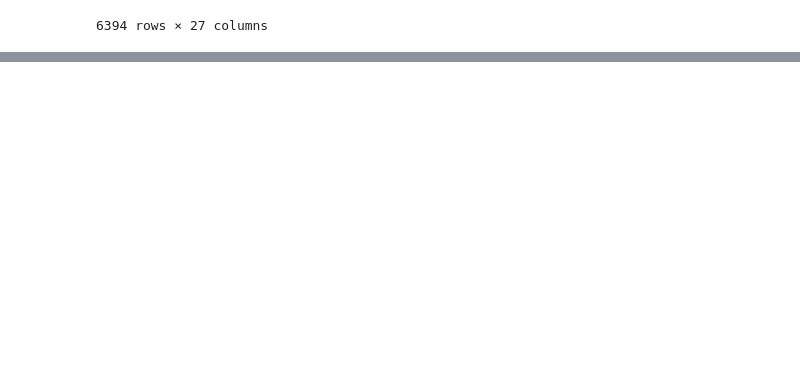
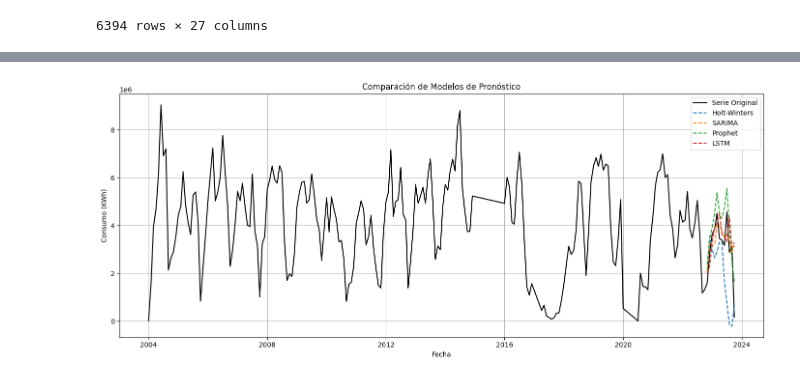
Before and after one commit to JuanDavidPerdomo/epm-rnn101, a Jupyter notebook: time_series.ipynb, the cells around one changed output, grey strips where cells are left out. Cells and saved outputs as stored; diff of their text form; code cells hidden in the pictures; blank space fills up the shorter version.

Commit message:
added HoltWinters SARIMA FBProphet and LSTM models

```diff
--- a/time_series.ipynb
+++ b/time_series.ipynb
@@ -191,6 +151,9 @@ df
 6394 rows × 27 columns
 # %%
 df_mensual = df.copy()
-df_mensual['Año-Mes'] = df_mensual['Fecha'].dt.to_period('M')
-df_mensual = df_mensual.groupby('Año-Mes', as_index=False)['daily_KWh'].sum()
+df_mensual['ds'] = df_mensual['Fecha'].dt.to_period('M')
+df_mensual = df_mensual.groupby('ds', as_index=False)['daily_KWh'].sum()
+df_mensual = df_mensual.sort_values('ds').reset_index(drop=True)
+df_mensual['ds'] = df_mensual['ds'].dt.to_timestamp()
+df_mensual = df_mensual.rename(columns={'daily_KWh': 'y'})
 # %%
@@ -211,0 +171,3 @@ df_mensual
+# %%
+train = df_mensual[:-12].copy()
+test = df_mensual[-12:].copy()
@@ -211,0 +365,30 @@ df_mensual
+# %%
+import matplotlib.pyplot as plt
+
+# Construimos un dataframe para las predicciones de cada modelo
+plot_df = test[['ds', 'y']].copy()
+plot_df['Holt-Winters'] = pred_hw.values
+plot_df['SARIMA'] = pred_sarima.values
+plot_df['Prophet'] = forecast_test['yhat'].values
+plot_df['LSTM'] = y_pred.flatten()  # y_pred ya está invertido el escalado
+
+# Configuramos la gráfica
+plt.figure(figsize=(14, 6))
+plt.plot(df_mensual['ds'], df_mensual['y'], label='Serie Original', color='black')
+
+# Agregamos las predicciones
+plt.plot(plot_df['ds'], plot_df['Holt-Winters'], label='Holt-Winters', linestyle='--')
+plt.plot(plot_df['ds'], plot_df['SARIMA'], label='SARIMA', linestyle='--')
+plt.plot(plot_df['ds'], plot_df['Prophet'], label='Prophet', linestyle='--')
+plt.plot(plot_df['ds'], plot_df['LSTM'], label='LSTM', linestyle='--')
+
+# Estética del gráfico
+plt.title('Comparación de Modelos de Pronóstico')
+plt.xlabel('Fecha')
+plt.ylabel('Consumo (KWh)')
+plt.legend()
+plt.grid(True)
+plt.tight_layout()
+plt.show()
+# %% [output]
+[figure, added]
```
Also changed, not shown: parts of 10 cells of this notebook.
